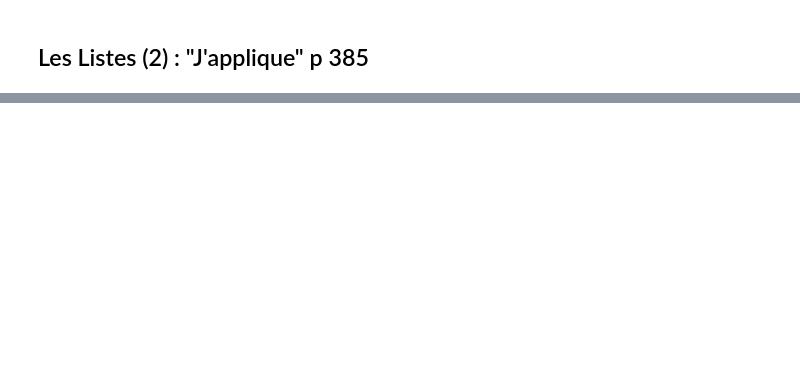
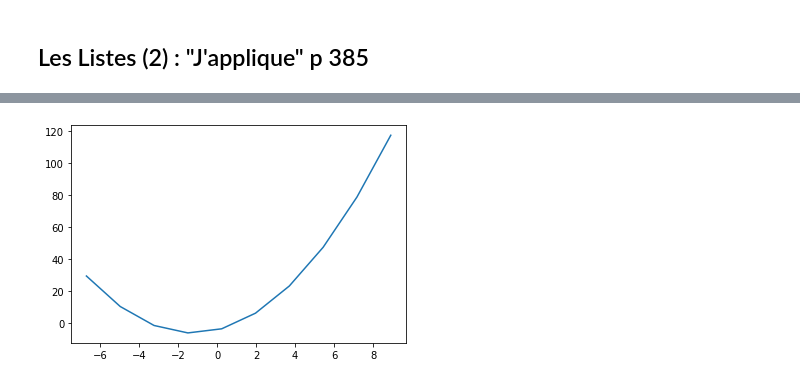
Before and after one commit to MyMikematics/Pythonlycee, a Jupyter notebook: 1èreSpé_Notebook_Exercices_Corrigés_Déclic.ipynb, the cells around one changed output, grey strips where cells are left out. Drawn from its saved outputs; the diff is of its cells as text; code cells hidden in the pictures; blank space fills up the shorter version.

```diff
--- a/1èreSpé_Notebook_Exercices_Corrigés_Déclic.ipynb
+++ b/1èreSpé_Notebook_Exercices_Corrigés_Déclic.ipynb
@@ -428,0 +655,12 @@ print(seuil(L1,89.99999))
+# %%
+# Exercice 50
+
+from matplotlib import pyplot as plt
+import numpy as np
+
+x=np.linspace(-6.7,8.9,10)
+y=1.2*x**2+3*x-4.5
+plt.plot(x,y)
+plt.show()
+# %% [output]
+[figure, added]
```
Also changed, not shown: parts of 74 cells of this notebook, 9 other files.
